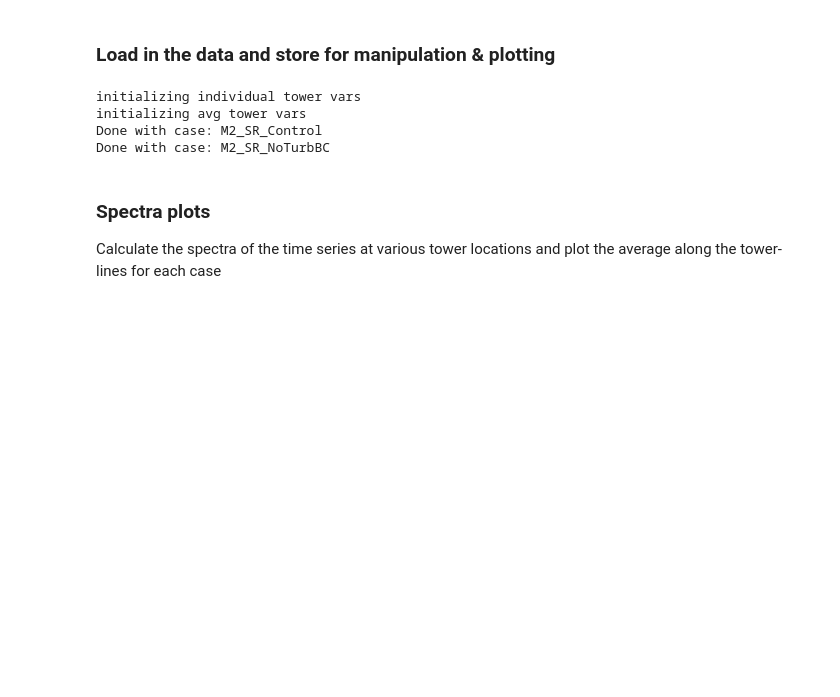
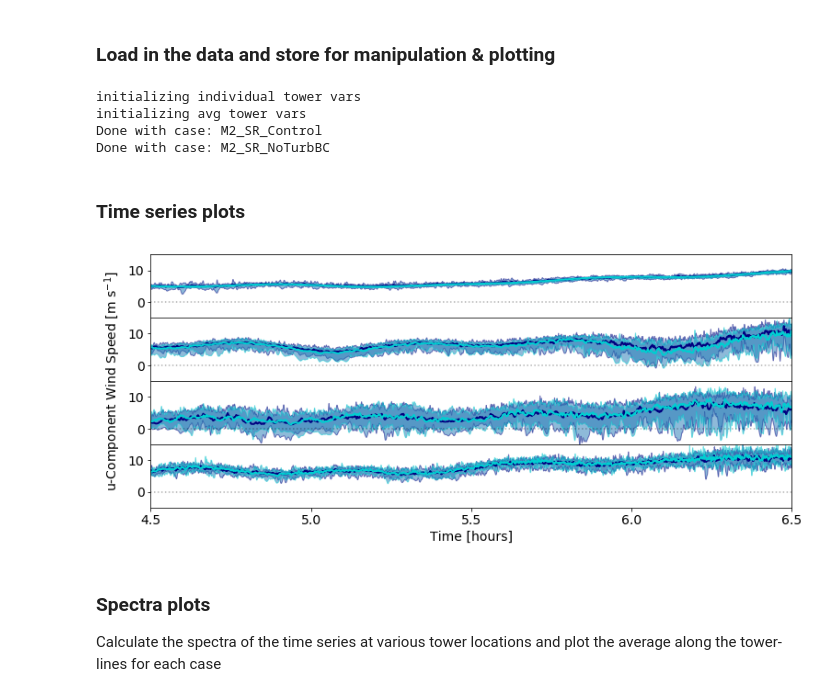
Before and after one commit to hawbecker/publications, a Jupyter notebook: ComplexTerrainNotebook.ipynb, the cells around one changed output. Drawn from its saved outputs; the diff is of its cells as text; code cells hidden in the pictures; blank space fills up the shorter version.

```diff
--- a/ComplexTerrainNotebook.ipynb
+++ b/ComplexTerrainNotebook.ipynb
@@ -230,6 +233,78 @@ initializing individual tower vars
 initializing avg tower vars
 Done with case: M2_SR_Control
 Done with case: M2_SR_NoTurbBC
+# %% [markdown]
+### Time series plots
+# %%
+var = 'u'
+varind = varns.index(var)
+specfig = plt.figure(figsize=(11,4.5))
+plt.subplots_adjust(left=0.08,right=0.96,bottom=0.11,top=0.96,hspace=0.0)
+if var == 'u':
+    ybot = -5; ytop = 15
+elif var == 'v':
+    ybot = -7; ytop = 7
+elif var == 'w':
+    ybot = -7; ytop = 7
+if var == 'T':
+    ybot = 299.8; ytop = 301.1
+    pltstr = 'Potential Temperature [K]'
+else:
+    pltstr = '{}-Component Wind Speed [m s$^{{-1}}$]'.format(var)
+
+ytics = [1e-2,1e-1,1e0,1e1,1e2,1e3,1e4,1e5,1e6,1e7]
+xtics = np.arange(np.min(ptime),np.max(ptime)+0.1,0.5)
+txtx = 6e-5
+plt1 = plt.subplot2grid((ntwrs,1),(0,0),rowspan=1)
+plt2 = plt.subplot2grid((ntwrs,1),(1,0),rowspan=1,sharex=plt1)
+plt3 = plt.subplot2grid((ntwrs,1),(2,0),rowspan=1,sharex=plt1)
+plt4 = plt.subplot2grid((ntwrs,1),(3,0),rowspan=1,sharex=plt1)
+
+plt1.tick_params(labelsize=14)
+plt2.tick_params(labelsize=14)
+plt3.tick_params(labelsize=14)
+plt4.tick_params(labelsize=14)
+
+plt.setp(plt1.get_xticklabels(), visible=False)
+plt.setp(plt2.get_xticklabels(), visible=False)
+plt.setp(plt3.get_xticklabels(), visible=False)
+plt1.axhline(0.0,c='k',ls=':',alpha=0.3)
+plt2.axhline(0.0,c='k',ls=':',alpha=0.3)
+plt3.axhline(0.0,c='k',ls=':',alpha=0.3)
+plt4.axhline(0.0,c='k',ls=':',alpha=0.3)
+ptime = time / 3600.0
+for cc in range(0,ncases):
+    for tt in range(0,ntwrs):
+        pmax = np.amax(tsvarfull[varind,cc,tt,:,:],axis = 0)
+        pmin = np.amin(tsvarfull[varind,cc,tt,:,:],axis = 0)
+        if tt == 0: plt1.fill_between(ptime,pmin,pmax,alpha=0.5,edgecolor=casec[cc],linewidth=1.0,facecolor=None)
+        if tt == 1: plt2.fill_between(ptime,pmin,pmax,alpha=0.5,edgecolor=casec[cc],linewidth=1.0,facecolor=None)
+        if tt == 2: plt3.fill_between(ptime,pmin,pmax,alpha=0.5,edgecolor=casec[cc],linewidth=1.0,facecolor=None)
+        if tt == 3: plt4.fill_between(ptime,pmin,pmax,alpha=0.5,edgecolor=casec[cc],linewidth=1.0,facecolor=None)
+    for tt in range(0,ntwrs):
+        pavg = np.mean(tsvarfull[varind,cc,tt,:,:],axis = 0)
+        if tt == 0: plt1.plot(ptime,pavg,color=casec[cc],linewidth=2.0)
+        if tt == 1: plt2.plot(ptime,pavg,color=casec[cc],linewidth=2.0)
+        if tt == 2: plt3.plot(ptime,pavg,color=casec[cc],linewidth=2.0)
+        if tt == 3: plt4.plot(ptime,pavg,color=casec[cc],linewidth=2.0)
+
+
+plt.xlim(np.min(ptime),np.max(ptime))
+
+plt1.set_ylim((ybot,ytop))
+plt2.set_ylim((ybot,ytop))
+plt3.set_ylim((ybot,ytop))
+plt4.set_ylim((ybot,ytop))
+
+plt1.tick_params(axis='x',size=0)
+plt2.tick_params(axis='x',size=0)
+plt3.tick_params(axis='x',size=0)
+plt4.set_xticks(xtics)
+plt3.text(4.35,ytop,'{}'.format(pltstr),rotation=90,size=14,va='center')
+plt4.set_xlabel('Time [hours]',size=14)
+plt.show()
+# %% [output]
+[figure, added]
 # %% [markdown]
 ### Spectra plots
 Calculate the spectra of the time series at various tower locations and plot the average along the tower-lines for each case
```
Also changed, not shown: parts of 3 cells of this notebook.
